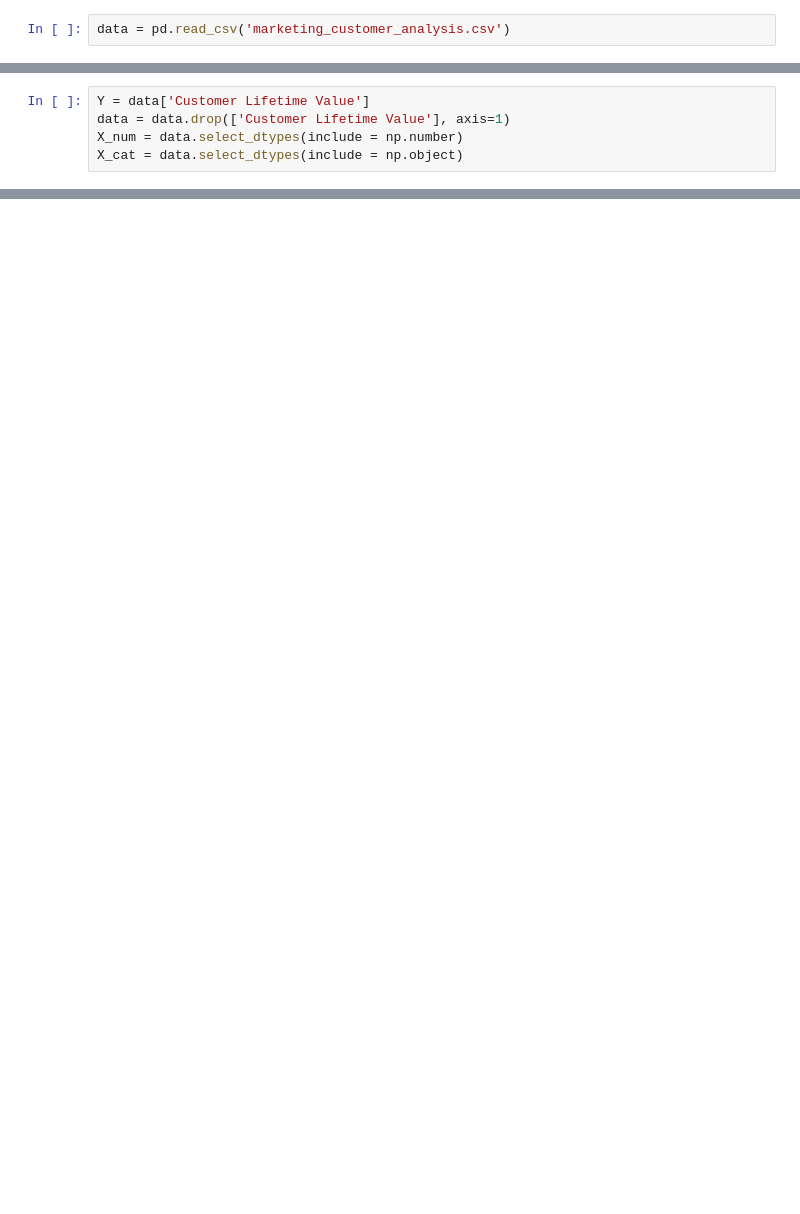
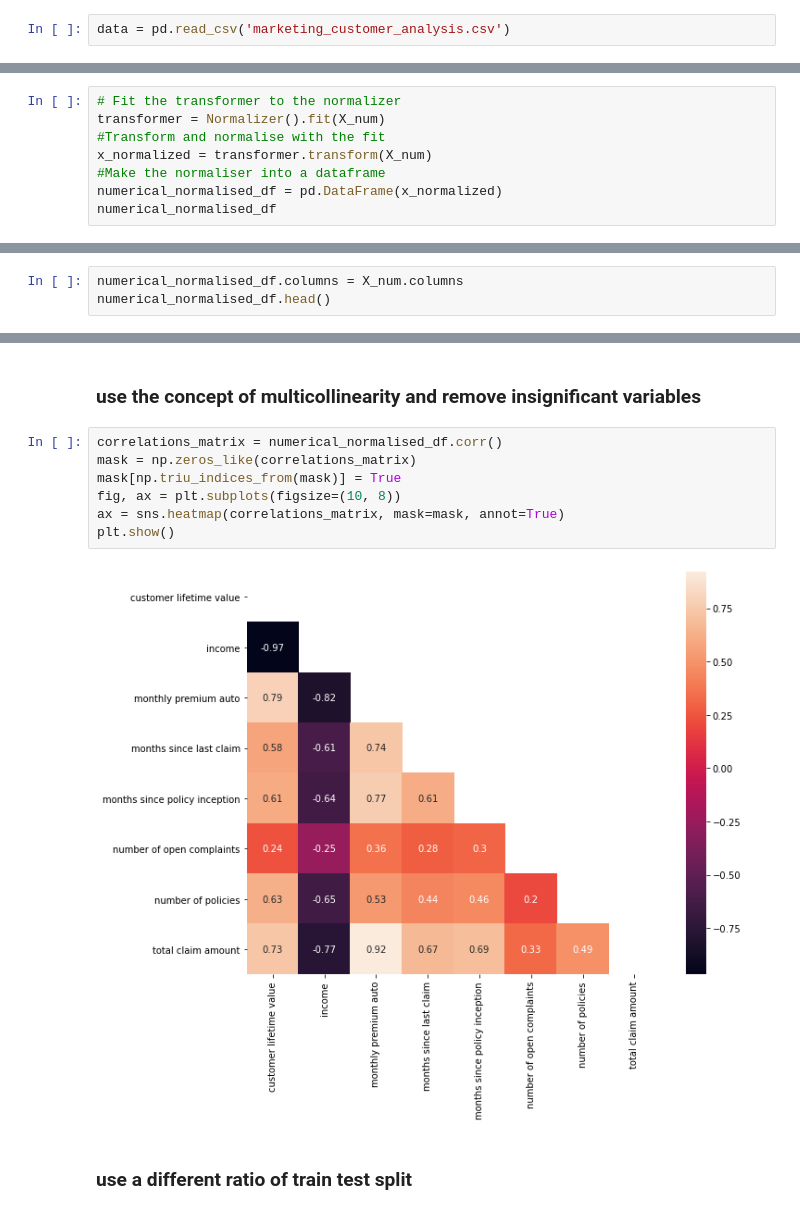
Before and after one commit to jw15667/lab-customer-analysis-round-5, a Jupyter notebook: files_for_lab/csv_files/Lab_CustomerAnalysisRound5.ipynb, the cells around one changed output, grey strips where cells are left out. Saved outputs shown, nothing was run; the diff lists cells and outputs as text; blank space fills up the shorter version.

```diff
--- a/files_for_lab/csv_files/Lab_CustomerAnalysisRound5.ipynb
+++ b/files_for_lab/csv_files/Lab_CustomerAnalysisRound5.ipynb
@@ -18,5 +80,0 @@ data.head()
-# %%
-Y = data['Customer Lifetime Value']
-data = data.drop(['Customer Lifetime Value'], axis=1)
-X_num = data.select_dtypes(include = np.number)
-X_cat = data.select_dtypes(include = np.object)
@@ -28,0 +85,8 @@ print(x_normalized.shape)
+# %%
+# Fit the transformer to the normalizer
+transformer = Normalizer().fit(X_num)
+#Transform and normalise with the fit
+x_normalized = transformer.transform(X_num)
+#Make the normaliser into a dataframe
+numerical_normalised_df = pd.DataFrame(x_normalized)
+numerical_normalised_df
@@ -28,0 +109,3 @@ print(x_normalized.shape)
+# %%
+numerical_normalised_df.columns = X_num.columns
+numerical_normalised_df.head()
@@ -28,0 +286,13 @@ print(x_normalized.shape)
+# %% [markdown]
+### use the concept of multicollinearity and remove insignificant variables
+# %%
+correlations_matrix = numerical_normalised_df.corr()
+mask = np.zeros_like(correlations_matrix)
+mask[np.triu_indices_from(mask)] = True
+fig, ax = plt.subplots(figsize=(10, 8))
+ax = sns.heatmap(correlations_matrix, mask=mask, annot=True)
+plt.show()
+# %% [output]
+[figure, added]
+# %% [markdown]
+### use a different ratio of train test split
```
Also changed, not shown: parts of 51 cells of this notebook.
